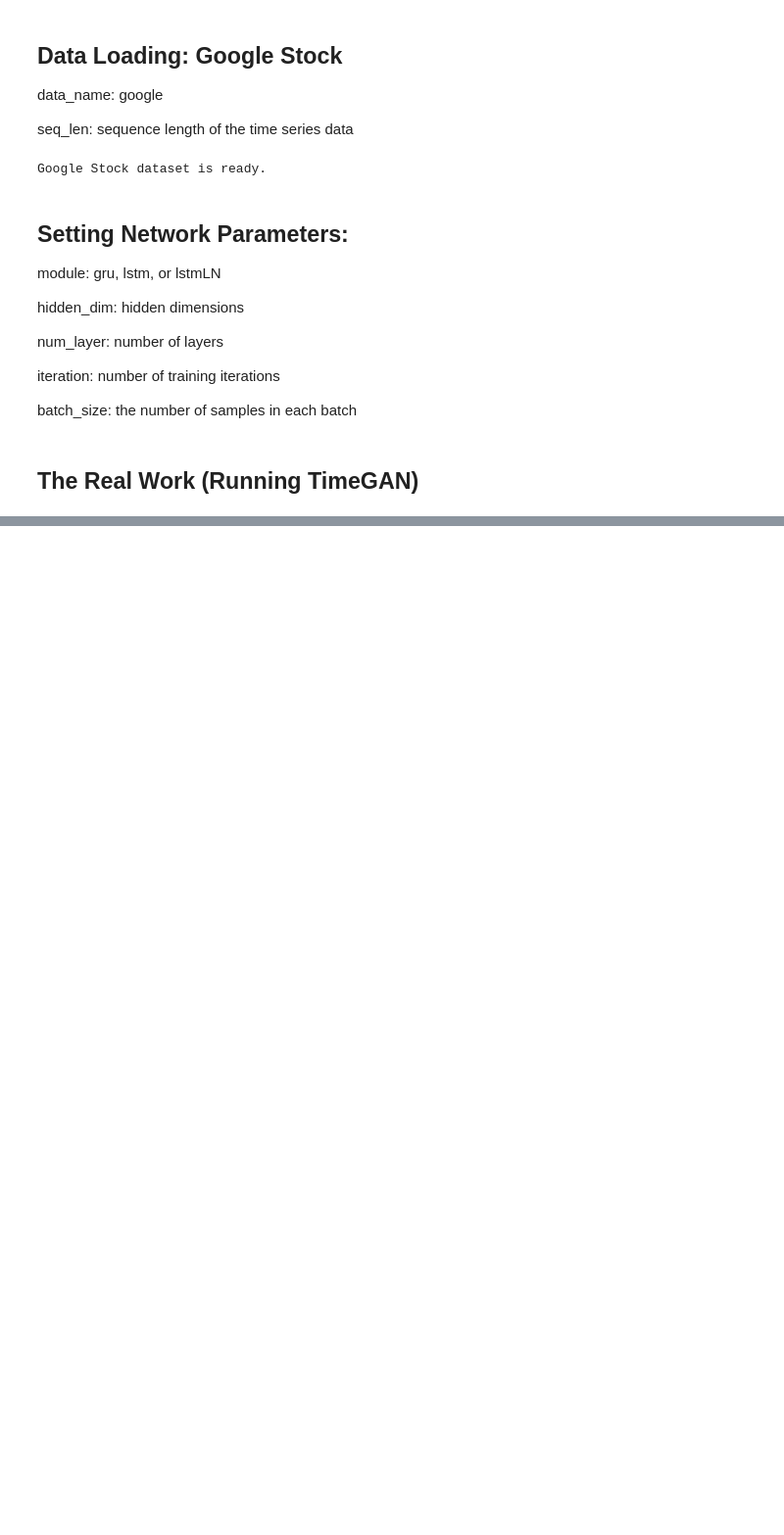
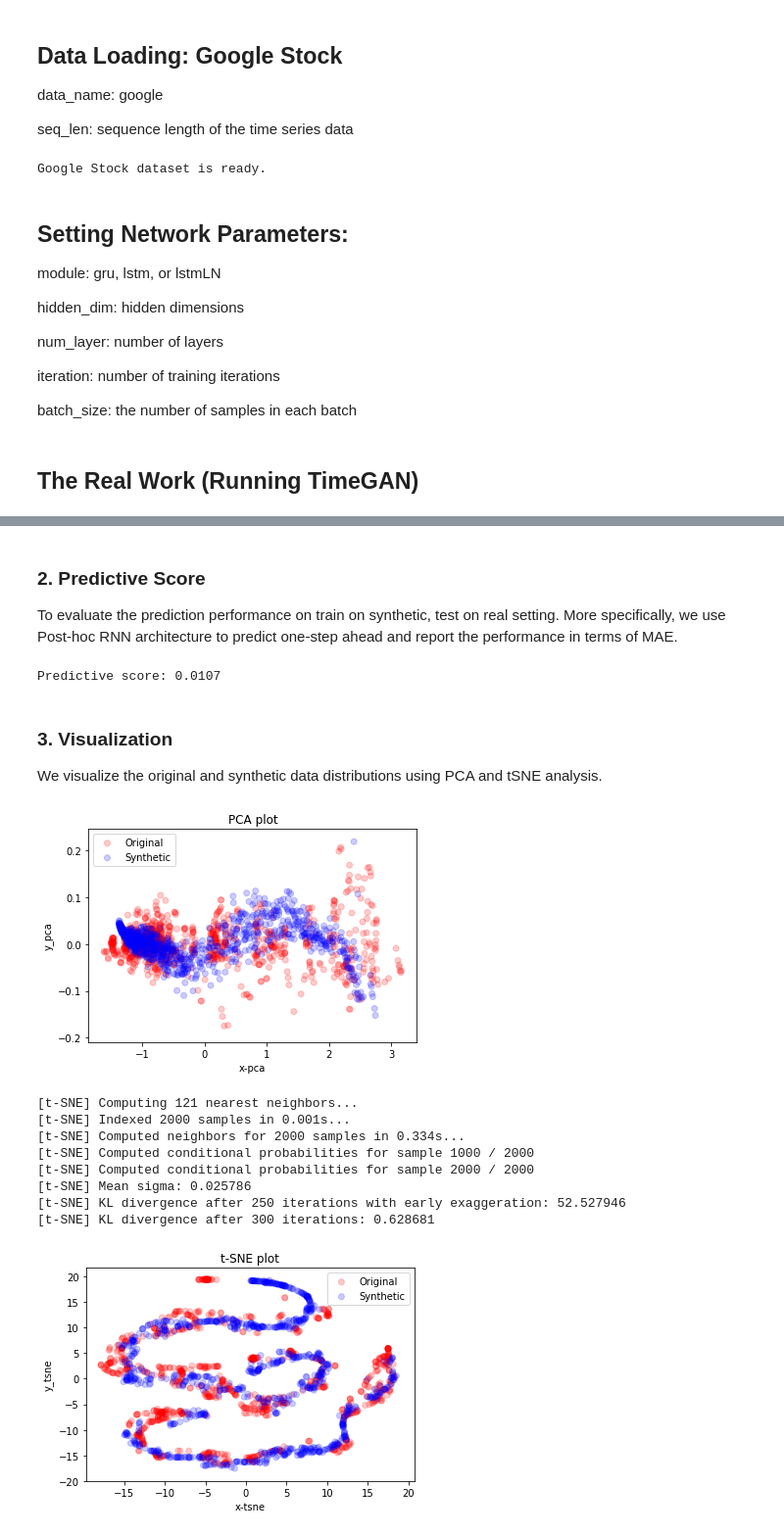
Before and after one commit to uvsq22200206/TimeGAN-TER, a Jupyter notebook: Updated Notebook.ipynb, the cells around one changed output, grey strips where cells are left out. Shown: that part at 98% size. Cells and saved outputs as stored; diff of their text form; code cells hidden in the pictures; blank space fills up the shorter version.

Commit message:
Google Stock Data (replication of results in the paper)

```diff
--- a/Updated Notebook.ipynb
+++ b/Updated Notebook.ipynb
@@ -97,0 +140,29 @@ print('Finish Synthetic Data Generation')
+# %% [markdown]
+### 2. Predictive Score
+To evaluate the prediction performance on train on synthetic, test on real setting. More specifically, we use Post-hoc RNN architecture to predict one-step ahead and report the performance in terms of MAE.
+# %%
+predictive_score = list()
+for tt in range(metric_iteration):
+  temp_pred = predictive_score_metrics(ori_data, generated_data)
+  predictive_score.append(temp_pred)
+
+print('Predictive score: ' + str(np.round(np.mean(predictive_score), 4)))
+# %% [output]
+Predictive score: 0.0107
+# %% [markdown]
+### 3. Visualization
+We visualize the original and synthetic data distributions using PCA and tSNE analysis.
+# %%
+visualization(ori_data, generated_data, 'pca')
+visualization(ori_data, generated_data, 'tsne')
+# %% [output]
+[figure, added]
+[t-SNE] Computing 121 nearest neighbors...
+[t-SNE] Indexed 2000 samples in 0.001s...
+[t-SNE] Computed neighbors for 2000 samples in 0.334s...
+[t-SNE] Computed conditional probabilities for sample 1000 / 2000
+[t-SNE] Computed conditional probabilities for sample 2000 / 2000
+[t-SNE] Mean sigma: 0.025786
+[t-SNE] KL divergence after 250 iterations with early exaggeration: 52.527946
+[t-SNE] KL divergence after 300 iterations: 0.628681
+[figure, added]
```
Also changed, not shown: parts of 4 cells of this notebook.
